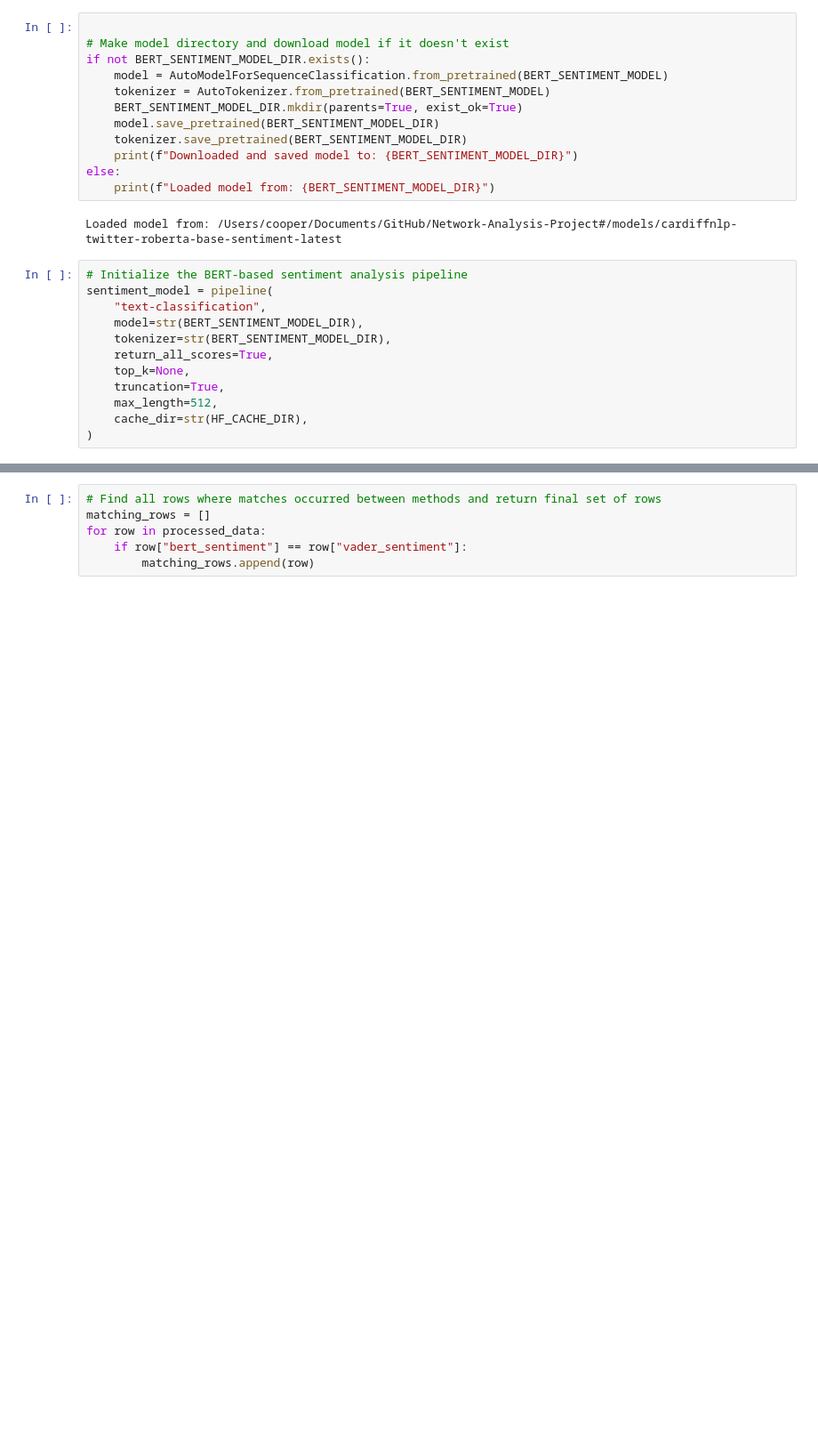
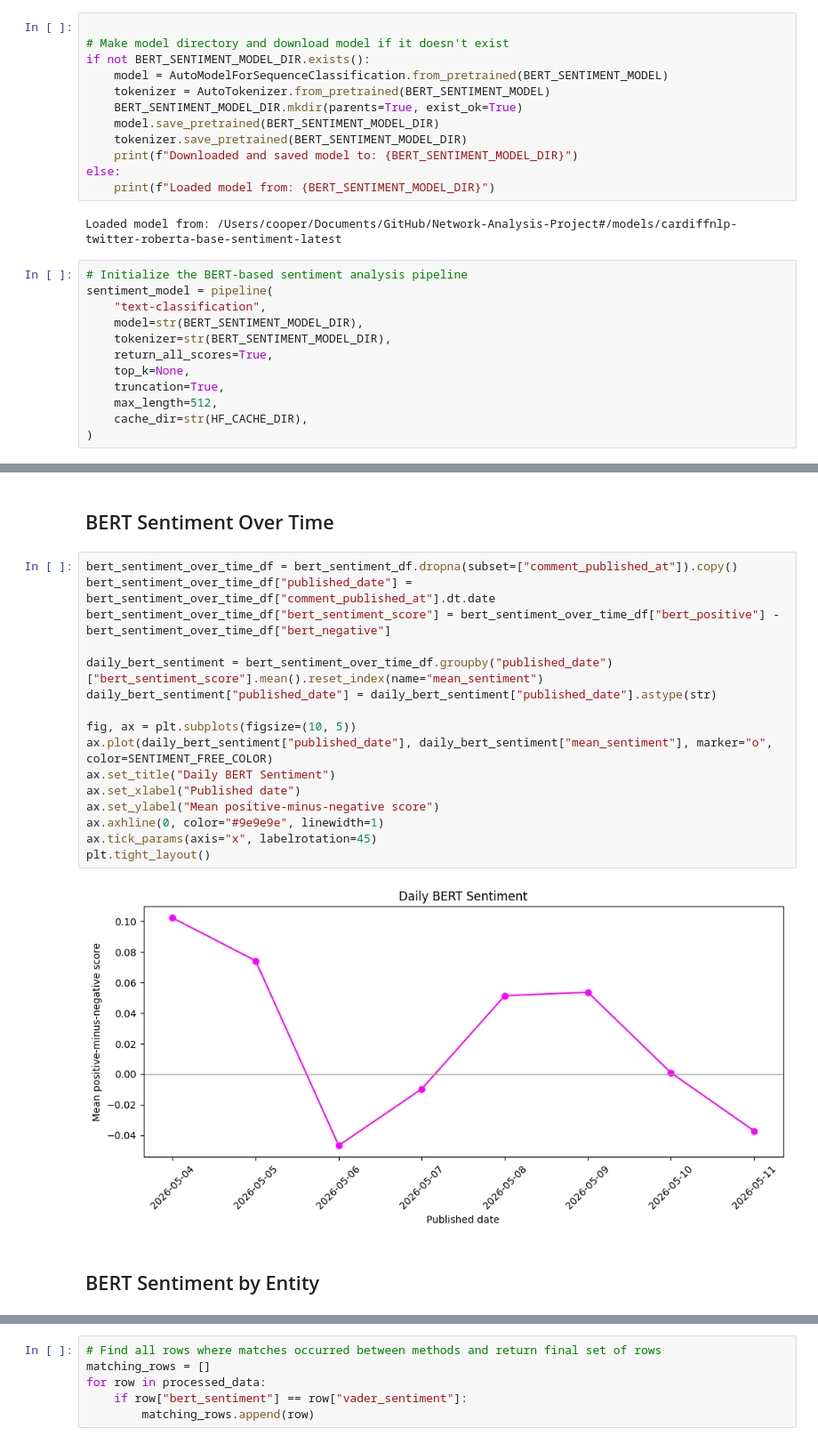
Before and after one commit to gnol-123/Network-Analysis-Project, a Jupyter notebook: notebooks/03_sentiment_analysis.ipynb, the cells around one changed output, grey strips where cells are left out. Shown at 89% size. Drawn from its saved outputs; the diff is of its cells as text; blank space fills up the shorter version.

```diff
--- a/notebooks/03_sentiment_analysis.ipynb
+++ b/notebooks/03_sentiment_analysis.ipynb
@@ -447,0 +562,22 @@ BERT NEUTRAL SENTIMENT EXAMPLES
+# %% [markdown]
+## BERT Sentiment Over Time
+# %%
+bert_sentiment_over_time_df = bert_sentiment_df.dropna(subset=["comment_published_at"]).copy()
+bert_sentiment_over_time_df["published_date"] = bert_sentiment_over_time_df["comment_published_at"].dt.date
+bert_sentiment_over_time_df["bert_sentiment_score"] = bert_sentiment_over_time_df["bert_positive"] - bert_sentiment_over_time_df["bert_negative"]
+
+daily_bert_sentiment = bert_sentiment_over_time_df.groupby("published_date")["bert_sentiment_score"].mean().reset_index(name="mean_sentiment")
+daily_bert_sentiment["published_date"] = daily_bert_sentiment["published_date"].astype(str)
+
+fig, ax = plt.subplots(figsize=(10, 5))
+ax.plot(daily_bert_sentiment["published_date"], daily_bert_sentiment["mean_sentiment"], marker="o", color=SENTIMENT_FREE_COLOR)
+ax.set_title("Daily BERT Sentiment")
+ax.set_xlabel("Published date")
+ax.set_ylabel("Mean positive-minus-negative score")
+ax.axhline(0, color="#9e9e9e", linewidth=1)
+ax.tick_params(axis="x", labelrotation=45)
+plt.tight_layout()
+# %% [output]
+[figure, added]
+# %% [markdown]
+## BERT Sentiment by Entity
```
Also changed, not shown: parts of 39 cells of this notebook.
